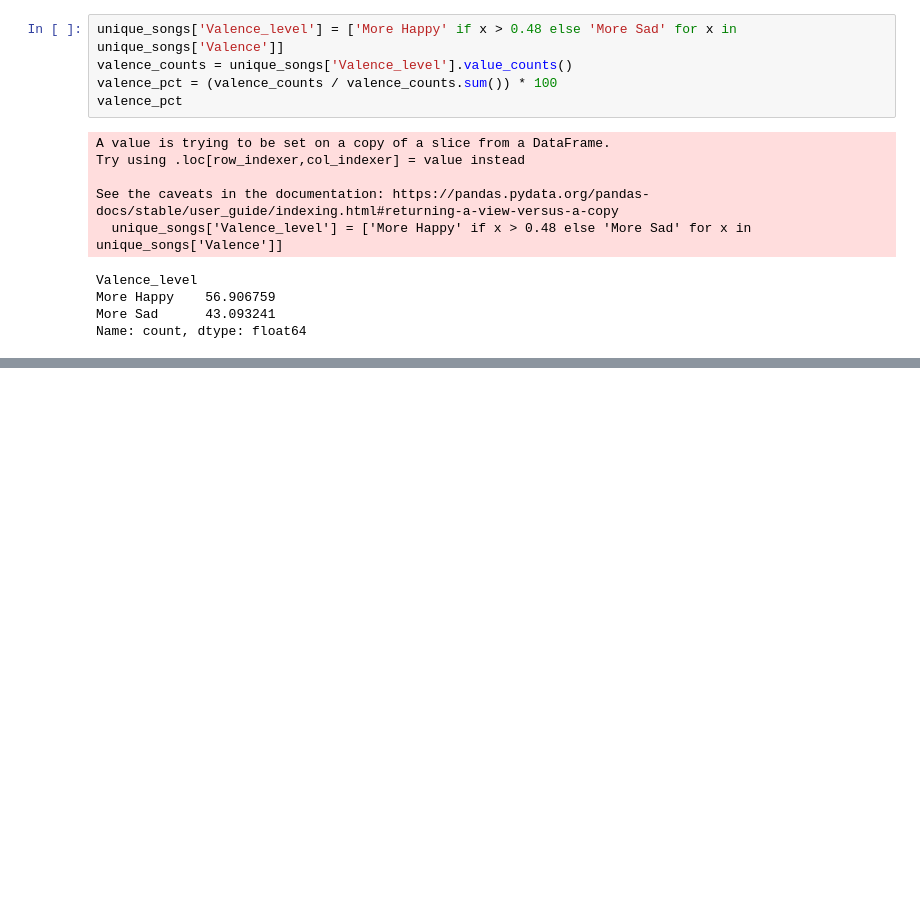
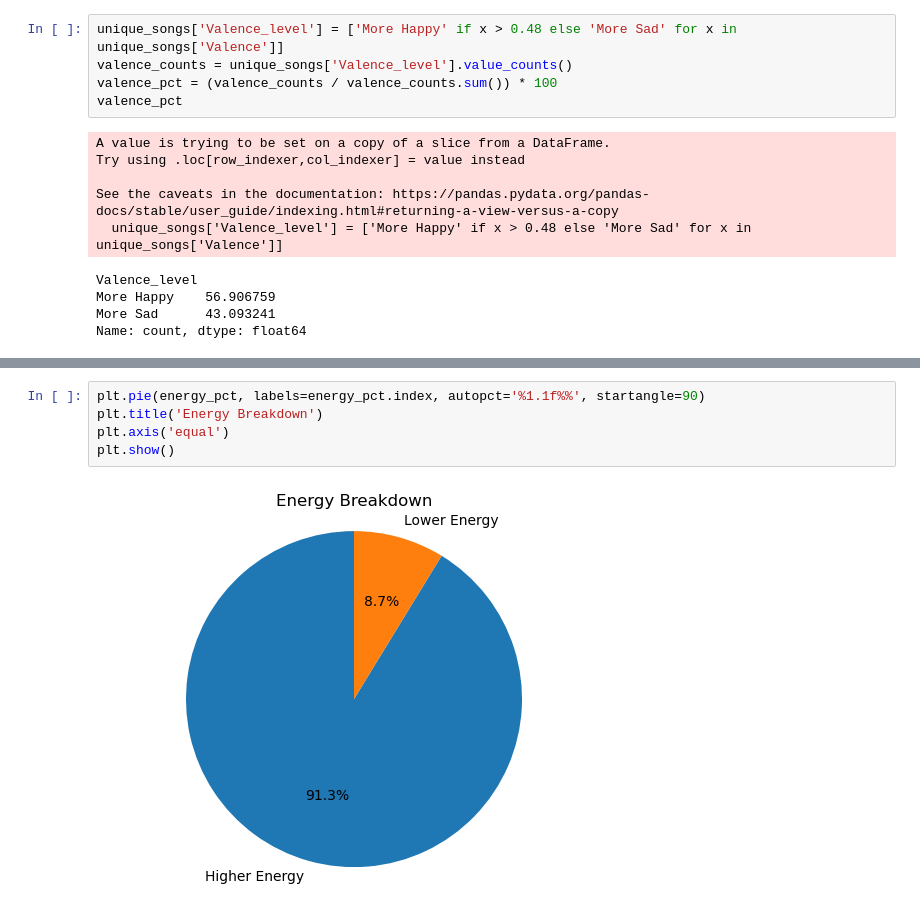
Before and after one commit to bergen-christensen/Capstone, a Jupyter notebook: notebooks/capstone_bergen.ipynb, the cells around one changed output, grey strips where cells are left out. Cells and saved outputs as stored; diff of their text form; blank space fills up the shorter version.

```diff
--- a/notebooks/capstone_bergen.ipynb
+++ b/notebooks/capstone_bergen.ipynb
@@ -564,0 +569,7 @@ NameError: name 'grouped_chart_and_att_df' is not defined
+# %%
+plt.pie(energy_pct, labels=energy_pct.index, autopct='%1.1f%%', startangle=90)
+plt.title('Energy Breakdown')
+plt.axis('equal')
+plt.show()
+# %% [output]
+[figure, added]
```
Also changed, not shown: parts of 7 cells of this notebook.
